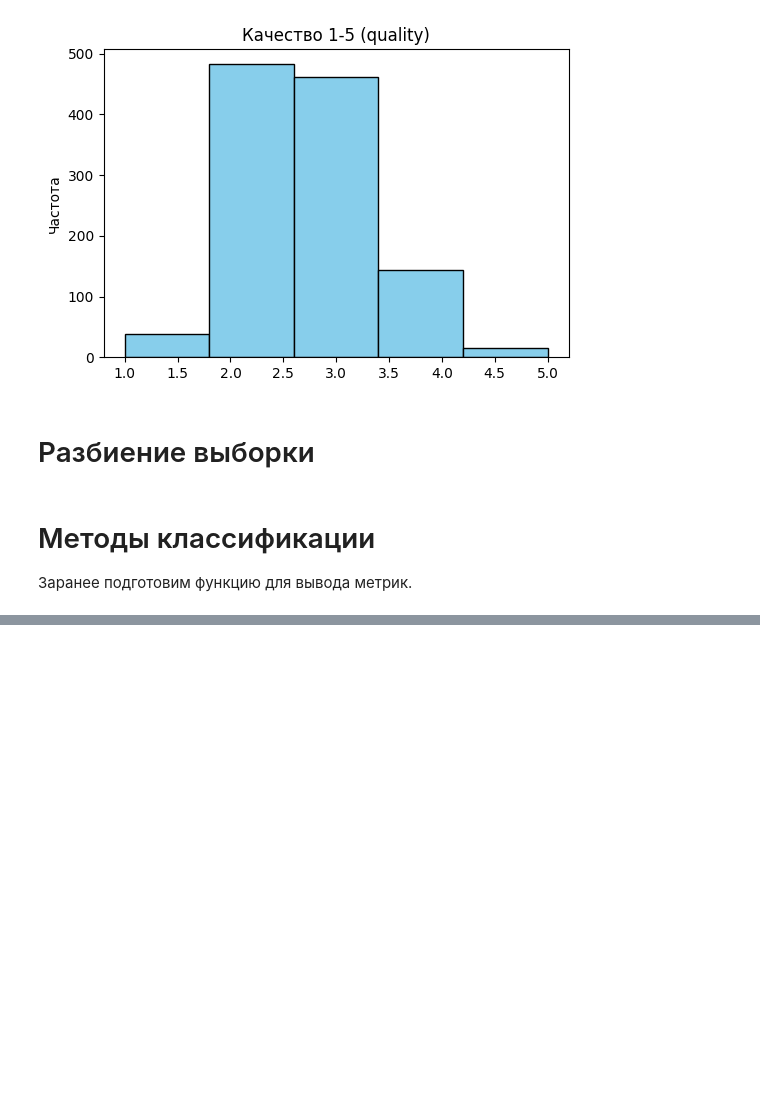
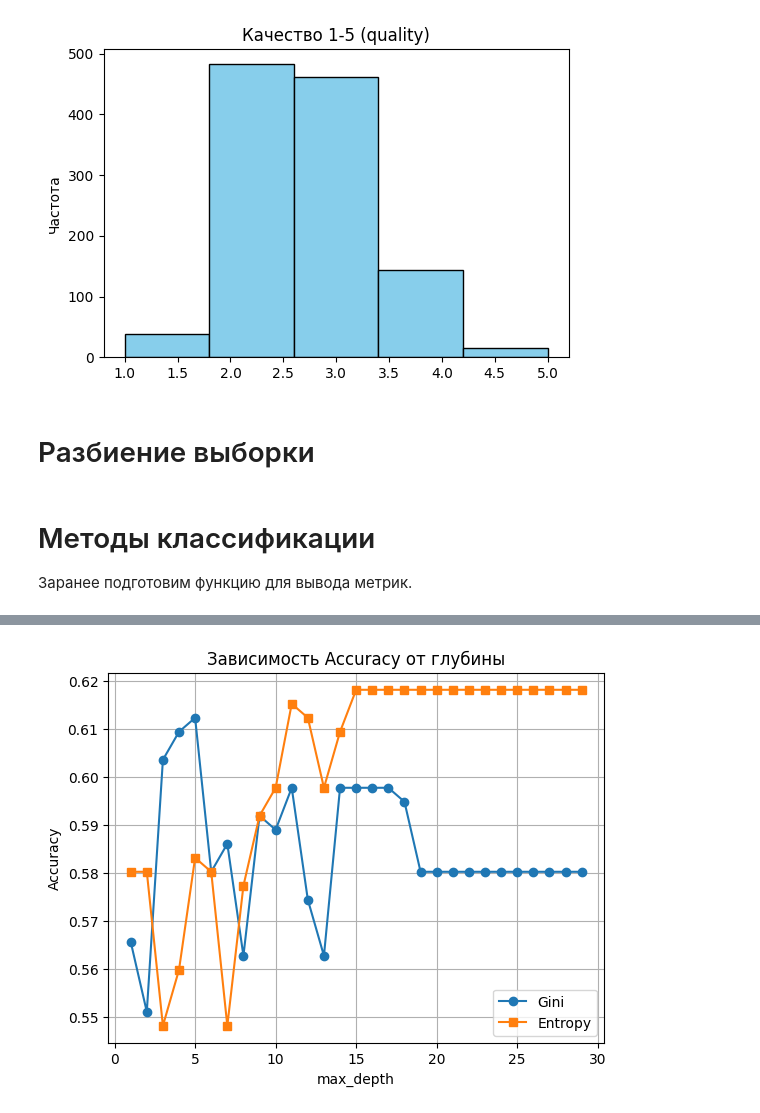
Before and after one commit to olesya1119/ML, a Jupyter notebook: lab3/notebook.ipynb, the cells around one changed output, grey strips where cells are left out. Cells and saved outputs as stored; diff of their text form; code cells hidden in the pictures; blank space fills up the shorter version.

```diff
--- a/lab3/notebook.ipynb
+++ b/lab3/notebook.ipynb
@@ -263,0 +391,39 @@ def get_metrics(y_true, y_pred, y_prob=None, class_names=None):
+# %%
+from sklearn.tree import DecisionTreeClassifier
+
+depth_values = list(range(1, 30))
+
+acc_gini = []
+acc_entropy = []
+
+for depth in depth_values:
+    clf_gini = DecisionTreeClassifier(
+        criterion="gini",
+        max_depth=depth,
+        random_state=42
+    )
+    clf_gini.fit(X_train, y_train)
+    y_pred_gini = clf_gini.predict(X_test)
+    acc_gini.append(accuracy_score(y_test, y_pred_gini))
+
+    clf_entropy = DecisionTreeClassifier(
+        criterion="entropy",
+        max_depth=depth,
+        random_state=42
+    )
+    clf_entropy.fit(X_train, y_train)
+    y_pred_entropy = clf_entropy.predict(X_test)
+    acc_entropy.append(accuracy_score(y_test, y_pred_entropy))
+
+# График
+plt.figure()
+plt.plot(depth_values, acc_gini, marker="o", label="Gini")
+plt.plot(depth_values, acc_entropy, marker="s", label="Entropy")
+plt.xlabel("max_depth")
+plt.ylabel("Accuracy")
+plt.title("Зависимость Accuracy от глубины")
+plt.grid(True)
+plt.legend()
+plt.show()
+# %% [output]
+[figure, added]
```
Also changed, not shown: parts of 20 cells of this notebook.
